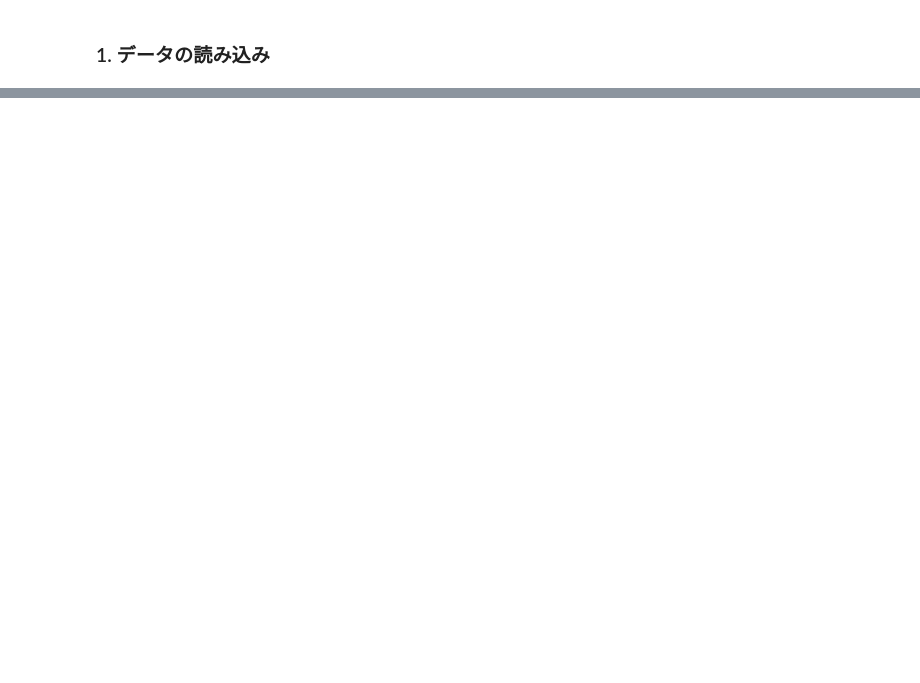
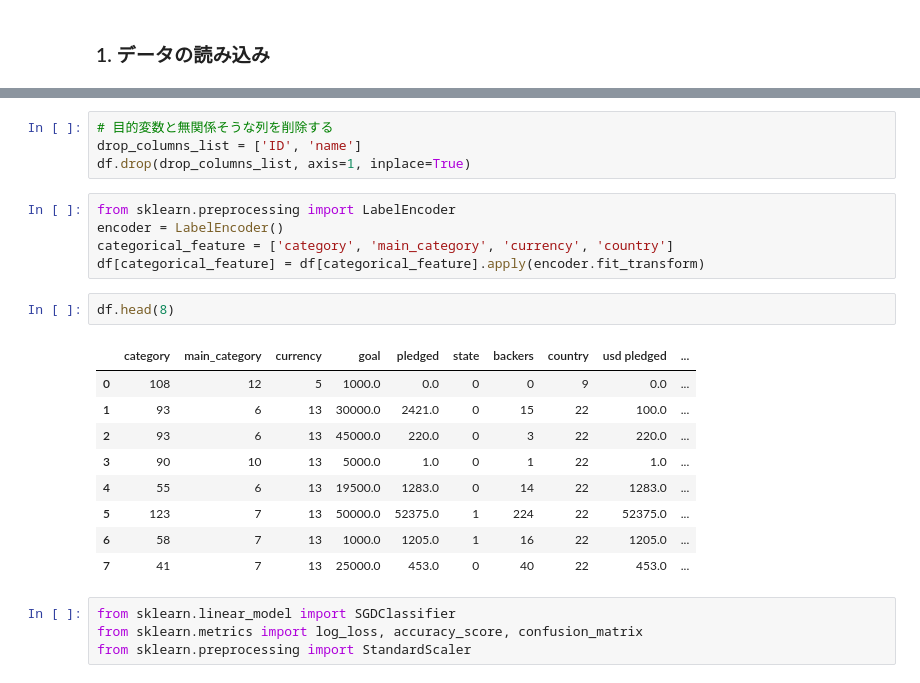
Before and after one commit to Shimejime/suai-assignment, a Jupyter notebook: ML/Day1_work_Yoshiaki_Nejime.ipynb, the cells around one changed output, grey strips where cells are left out. Cells and saved outputs as stored; diff of their text form; blank space fills up the shorter version.

```diff
--- a/ML/Day1_work_Yoshiaki_Nejime.ipynb
+++ b/ML/Day1_work_Yoshiaki_Nejime.ipynb
@@ -65,0 +107,25 @@ TypeError: '<=' not supported between instances of 'int' and 'numpy.str_'
+# %%
+# 目的変数と無関係そうな列を削除する
+drop_columns_list = ['ID', 'name']
+df.drop(drop_columns_list, axis=1, inplace=True)
+# %%
+from sklearn.preprocessing import LabelEncoder
+encoder = LabelEncoder()
+categorical_feature = ['category', 'main_category', 'currency', 'country']
+df[categorical_feature] = df[categorical_feature].apply(encoder.fit_transform)
+# %%
+df.head(8)
+# %% [output]
+|  | category | main_category | currency | goal | pledged | state | backers | country | usd pledged | ... |
+| 0 | 108 | 12 | 5 | 1000.0 | 0.0 | 0 | 0 | 9 | 0.0 | ... |
+| 1 | 93 | 6 | 13 | 30000.0 | 2421.0 | 0 | 15 | 22 | 100.0 | ... |
+| 2 | 93 | 6 | 13 | 45000.0 | 220.0 | 0 | 3 | 22 | 220.0 | ... |
+| 3 | 90 | 10 | 13 | 5000.0 | 1.0 | 0 | 1 | 22 | 1.0 | ... |
+| 4 | 55 | 6 | 13 | 19500.0 | 1283.0 | 0 | 14 | 22 | 1283.0 | ... |
+| 5 | 123 | 7 | 13 | 50000.0 | 52375.0 | 1 | 224 | 22 | 52375.0 | ... |
+| 6 | 58 | 7 | 13 | 1000.0 | 1205.0 | 1 | 16 | 22 | 1205.0 | ... |
+| 7 | 41 | 7 | 13 | 25000.0 | 453.0 | 0 | 40 | 22 | 453.0 | ... |
+# %%
+from sklearn.linear_model import SGDClassifier
+from sklearn.metrics import log_loss, accuracy_score, confusion_matrix
+from sklearn.preprocessing import StandardScaler
```
Also changed, not shown: parts of 11 cells of this notebook, 1 other file.
